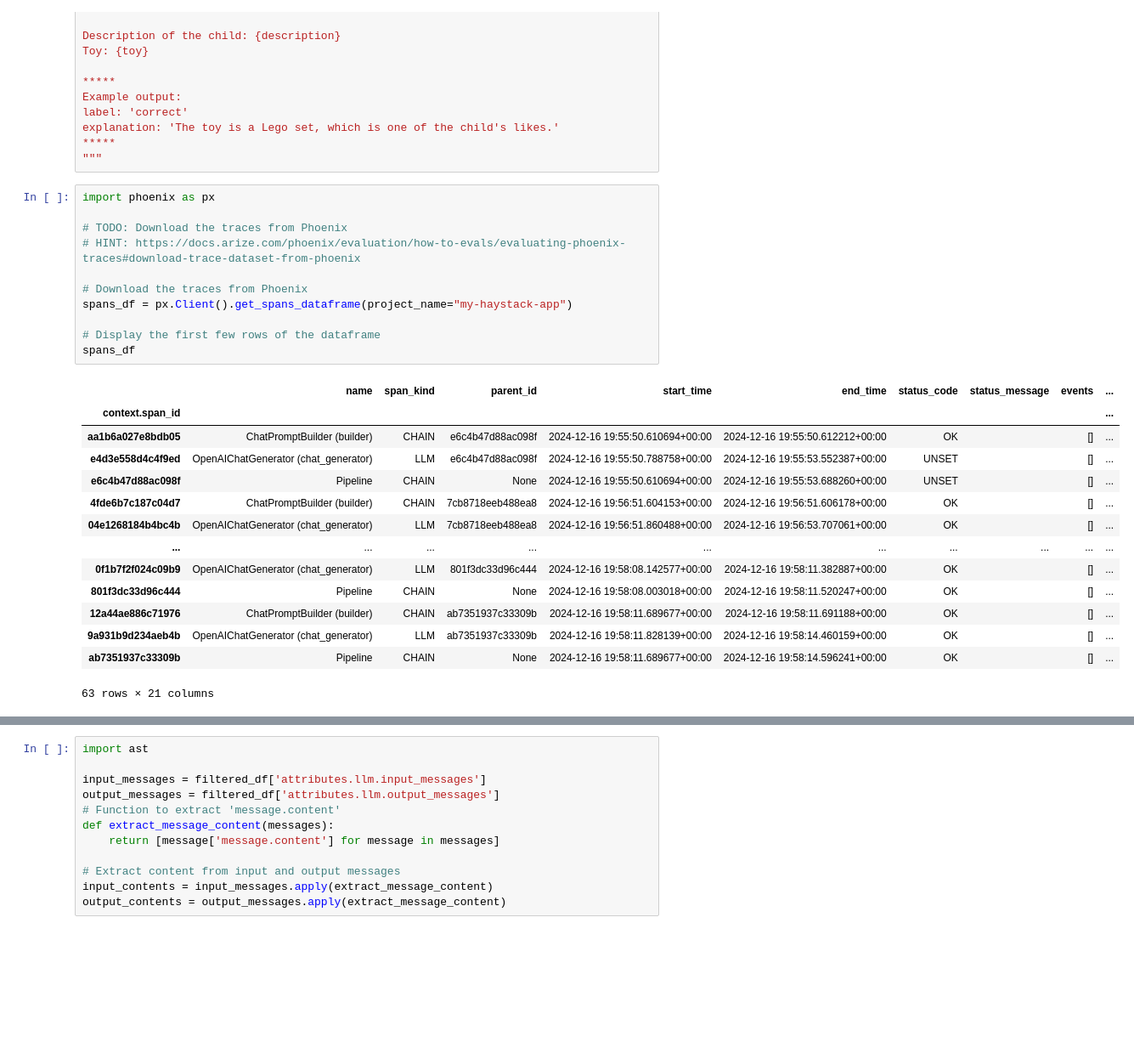
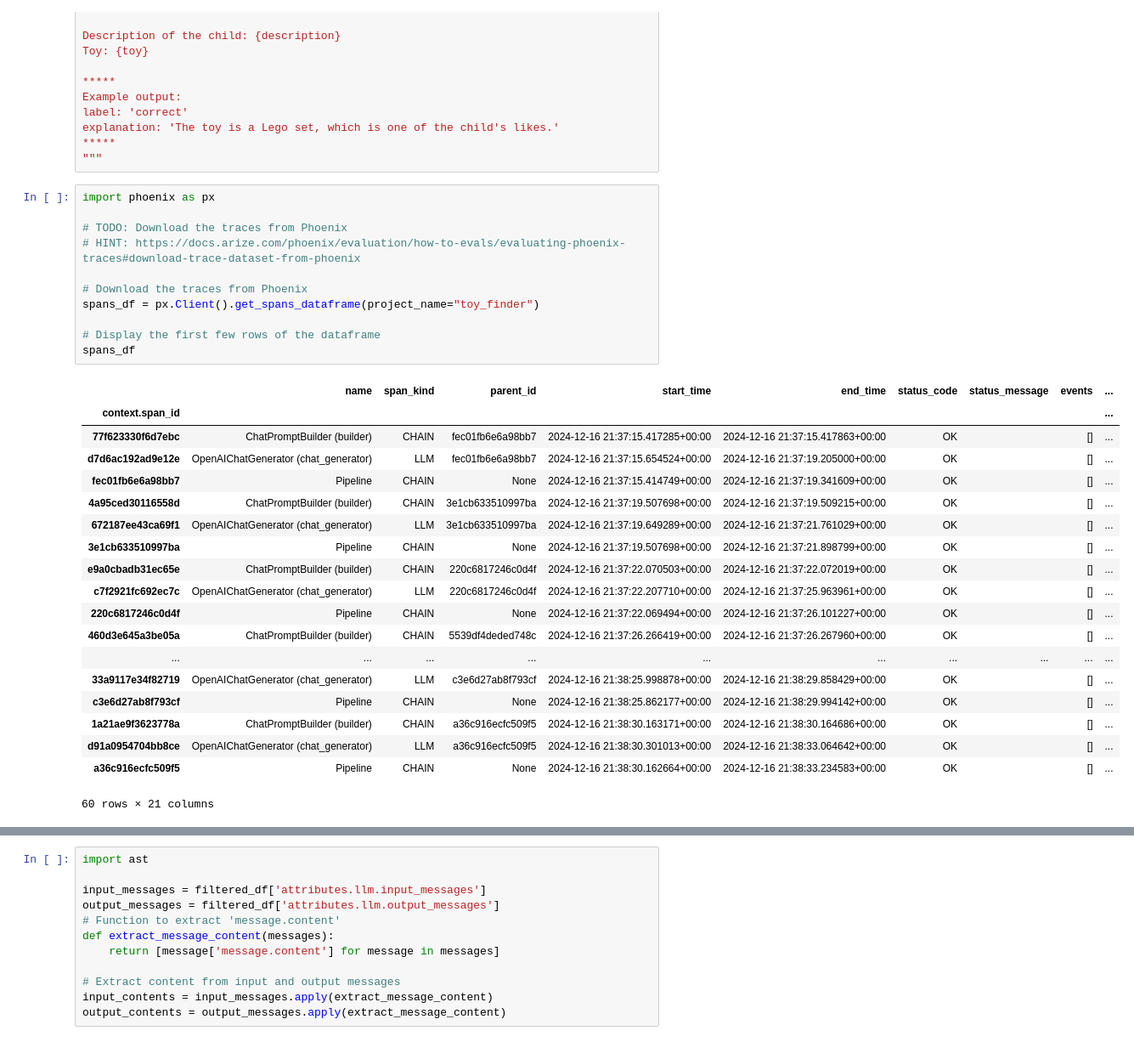
Before and after one commit to d-kleine/Advent_of_HayStack, a Jupyter notebook: 07_Arize_Phoenix.ipynb, the cells around one changed output, grey strips where cells are left out. Shown at 85% size. Cells and saved outputs as stored; diff of their text form; blank space fills up the shorter version.

Commit message:
polished project 7

```diff
--- a/07_Arize_Phoenix.ipynb
+++ b/07_Arize_Phoenix.ipynb
@@ -151,27 +151,32 @@ explanation: 'The toy is a Lego set, which is one of the child's likes.'
 # %%
 import phoenix as px
 
 # TODO: Download the traces from Phoenix
 # HINT: https://docs.arize.com/phoenix/evaluation/how-to-evals/evaluating-phoenix-traces#download-trace-dataset-from-phoenix
 
 # Download the traces from Phoenix
-spans_df = px.Client().get_spans_dataframe(project_name="my-haystack-app")
+spans_df = px.Client().get_spans_dataframe(project_name="toy_finder")
 
 # Display the first few rows of the dataframe
 spans_df
 # %% [output]
 |  | name | span_kind | parent_id | start_time | end_time | status_code | status_message | events | ... |
 | context.span_id |  |  |  |  |  |  |  |  | ... |
-| aa1b6a027e8bdb05 | ChatPromptBuilder (builder) | CHAIN | e6c4b47d88ac098f | 2024-12-16 19:55:50.610694+00:00 | 2024-12-16 19:55:50.612212+00:00 | OK |  | [] | ... |
-| e4d3e558d4c4f9ed | OpenAIChatGenerator (chat_generator) | LLM | e6c4b47d88ac098f | 2024-12-16 19:55:50.788758+00:00 | 2024-12-16 19:55:53.552387+00:00 | UNSET |  | [] | ... |
-| e6c4b47d88ac098f | Pipeline | CHAIN | None | 2024-12-16 19:55:50.610694+00:00 | 2024-12-16 19:55:53.688260+00:00 | UNSET |  | [] | ... |
-| 4fde6b7c187c04d7 | ChatPromptBuilder (builder) | CHAIN | 7cb8718eeb488ea8 | 2024-12-16 19:56:51.604153+00:00 | 2024-12-16 19:56:51.606178+00:00 | OK |  | [] | ... |
-| 04e1268184b4bc4b | OpenAIChatGenerator (chat_generator) | LLM | 7cb8718eeb488ea8 | 2024-12-16 19:56:51.860488+00:00 | 2024-12-16 19:56:53.707061+00:00 | OK |  | [] | ... |
+| 77f623330f6d7ebc | ChatPromptBuilder (builder) | CHAIN | fec01fb6e6a98bb7 | 2024-12-16 21:37:15.417285+00:00 | 2024-12-16 21:37:15.417863+00:00 | OK |  | [] | ... |
+| d7d6ac192ad9e12e | OpenAIChatGenerator (chat_generator) | LLM | fec01fb6e6a98bb7 | 2024-12-16 21:37:15.654524+00:00 | 2024-12-16 21:37:19.205000+00:00 | OK |  | [] | ... |
+| fec01fb6e6a98bb7 | Pipeline | CHAIN | None | 2024-12-16 21:37:15.414749+00:00 | 2024-12-16 21:37:19.341609+00:00 | OK |  | [] | ... |
+| 4a95ced30116558d | ChatPromptBuilder (builder) | CHAIN | 3e1cb633510997ba | 2024-12-16 21:37:19.507698+00:00 | 2024-12-16 21:37:19.509215+00:00 | OK |  | [] | ... |
+| 672187ee43ca69f1 | OpenAIChatGenerator (chat_generator) | LLM | 3e1cb633510997ba | 2024-12-16 21:37:19.649289+00:00 | 2024-12-16 21:37:21.761029+00:00 | OK |  | [] | ... |
+| 3e1cb633510997ba | Pipeline | CHAIN | None | 2024-12-16 21:37:19.507698+00:00 | 2024-12-16 21:37:21.898799+00:00 | OK |  | [] | ... |
+| e9a0cbadb31ec65e | ChatPromptBuilder (builder) | CHAIN | 220c6817246c0d4f | 2024-12-16 21:37:22.070503+00:00 | 2024-12-16 21:37:22.072019+00:00 | OK |  | [] | ... |
+| c7f2921fc692ec7c | OpenAIChatGenerator (chat_generator) | LLM | 220c6817246c0d4f | 2024-12-16 21:37:22.207710+00:00 | 2024-12-16 21:37:25.963961+00:00 | OK |  | [] | ... |
+| 220c6817246c0d4f | Pipeline | CHAIN | None | 2024-12-16 21:37:22.069494+00:00 | 2024-12-16 21:37:26.101227+00:00 | OK |  | [] | ... |
+| 460d3e645a3be05a | ChatPromptBuilder (builder) | CHAIN | 5539df4deded748c | 2024-12-16 21:37:26.266419+00:00 | 2024-12-16 21:37:26.267960+00:00 | OK |  | [] | ... |
 | ... | ... | ... | ... | ... | ... | ... | ... | ... | ... |
-| 0f1b7f2f024c09b9 | OpenAIChatGenerator (chat_generator) | LLM | 801f3dc33d96c444 | 2024-12-16 19:58:08.142577+00:00 | 2024-12-16 19:58:11.382887+00:00 | OK |  | [] | ... |
-| 801f3dc33d96c444 | Pipeline | CHAIN | None | 2024-12-16 19:58:08.003018+00:00 | 2024-12-16 19:58:11.520247+00:00 | OK |  | [] | ... |
-| 12a44ae886c71976 | ChatPromptBuilder (builder) | CHAIN | ab7351937c33309b | 2024-12-16 19:58:11.689677+00:00 | 2024-12-16 19:58:11.691188+00:00 | OK |  | [] | ... |
-| 9a931b9d234aeb4b | OpenAIChatGenerator (chat_generator) | LLM | ab7351937c33309b | 2024-12-16 19:58:11.828139+00:00 | 2024-12-16 19:58:14.460159+00:00 | OK |  | [] | ... |
-| ab7351937c33309b | Pipeline | CHAIN | None | 2024-12-16 19:58:11.689677+00:00 | 2024-12-16 19:58:14.596241+00:00 | OK |  | [] | ... |
+| 33a9117e34f82719 | OpenAIChatGenerator (chat_generator) | LLM | c3e6d27ab8f793cf | 2024-12-16 21:38:25.998878+00:00 | 2024-12-16 21:38:29.858429+00:00 | OK |  | [] | ... |
+| c3e6d27ab8f793cf | Pipeline | CHAIN | None | 2024-12-16 21:38:25.862177+00:00 | 2024-12-16 21:38:29.994142+00:00 | OK |  | [] | ... |
+| 1a21ae9f3623778a | ChatPromptBuilder (builder) | CHAIN | a36c916ecfc509f5 | 2024-12-16 21:38:30.163171+00:00 | 2024-12-16 21:38:30.164686+00:00 | OK |  | [] | ... |
+| d91a0954704bb8ce | OpenAIChatGenerator (chat_generator) | LLM | a36c916ecfc509f5 | 2024-12-16 21:38:30.301013+00:00 | 2024-12-16 21:38:33.064642+00:00 | OK |  | [] | ... |
+| a36c916ecfc509f5 | Pipeline | CHAIN | None | 2024-12-16 21:38:30.162664+00:00 | 2024-12-16 21:38:33.234583+00:00 | OK |  | [] | ... |
-63 rows × 21 columns
+60 rows × 21 columns
 # %%
```
Also changed, not shown: parts of 8 cells of this notebook.
